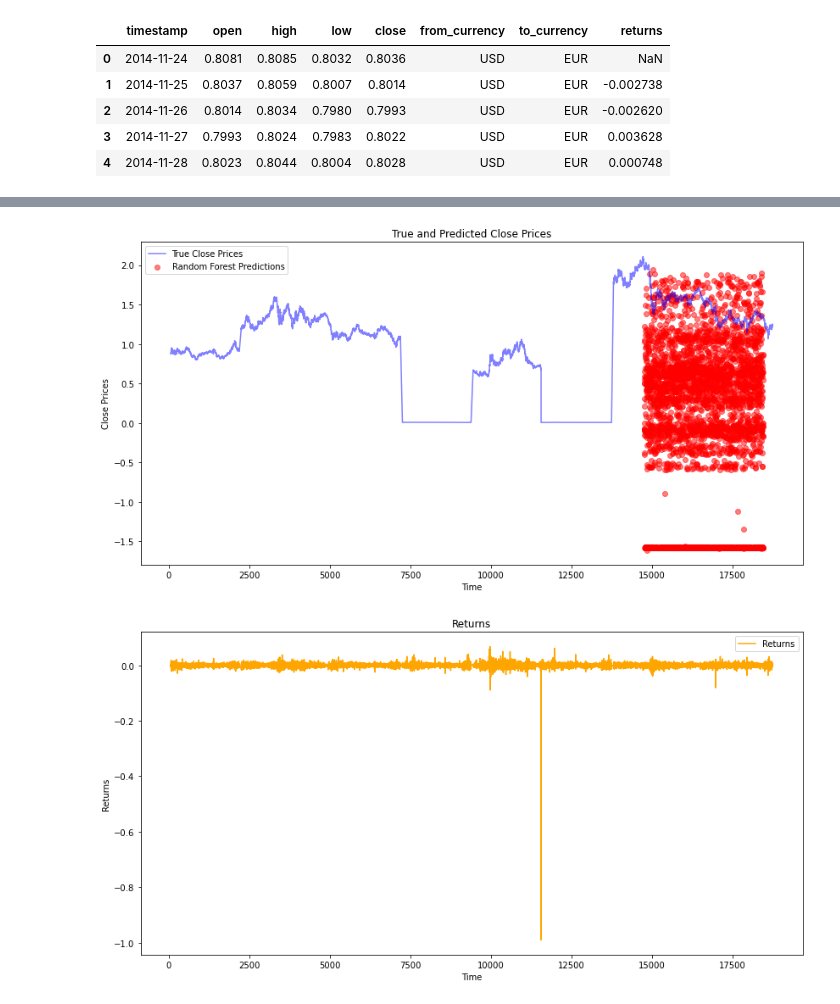
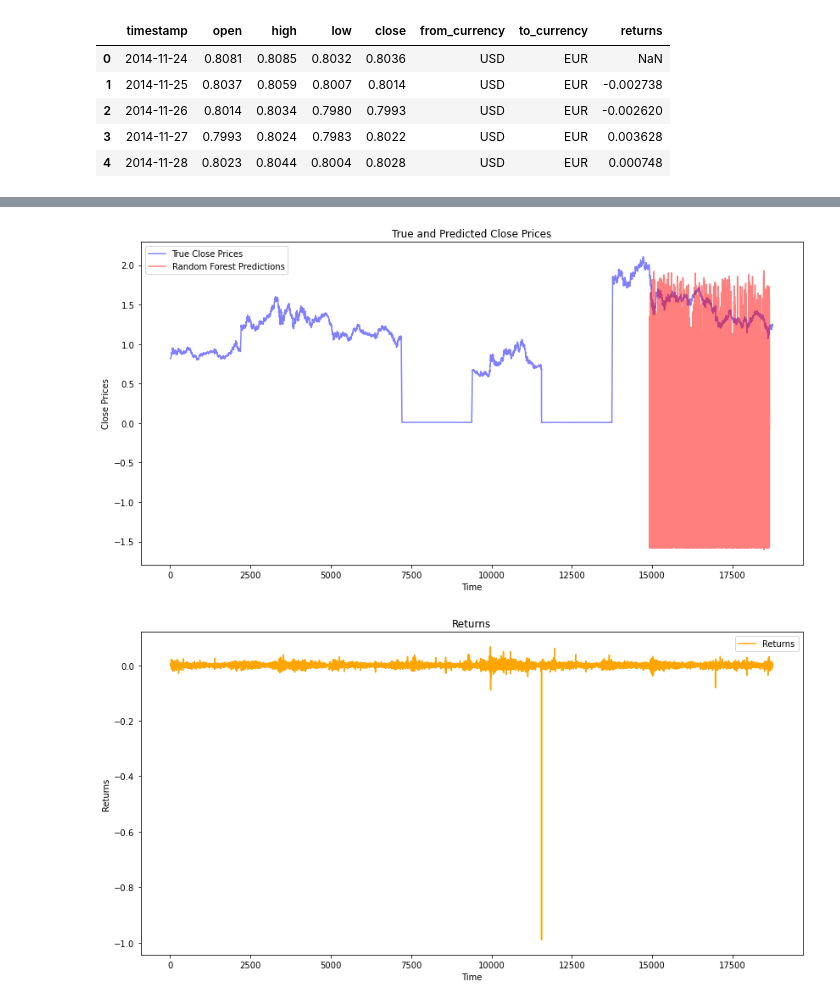
Before and after one commit to willau24/forexPredictiveModeling, a Jupyter notebook: technicalAnalysis.ipynb, the cells around one changed output, grey strips where cells are left out. Cells and saved outputs as stored; diff of their text form; code cells hidden in the pictures.

```diff
--- a/technicalAnalysis.ipynb
+++ b/technicalAnalysis.ipynb
@@ -121,16 +118,3 @@ def create_features(group):
     group['SMA_20'], group['BB_upper'], group['BB_lower'] = bollinger_bands(group['close'])
     group['target'] = group['returns'].shift(-1)  # Shift the returns to predict the next day's return
     return group
-
-df = df.groupby(['from_currency', 'to_currency']).apply(create_features)
-df = df.dropna()
-# %%
-#Split Dataset and scale features
-
-X = df[['SMA_5', 'SMA_10', 'EMA_5', 'EMA_10', 'ROC', 'RSI', 'returns', 'SMA_20', 'BB_upper', 'BB_lower']]
-y = df['target']
-
-scaler = StandardScaler()
-X_scaled = scaler.fit_transform(X)
-
-X_train, X_test, y_train, y_test = train_test_split(X_scaled, y, test_size=0.2, random_state=42)
@@ -196,24 +311,22 @@ svm_predicted_close = X_test[:, 0] * (1 + svm_pred)
 # %%
 plt.figure(figsize=(14, 7))
 plt.plot(df["close"], label="True Close Prices", color="blue", alpha=0.5)
 
-plt.scatter(np.arange(len(X_train), len(X_train) + len(X_test)), rf_predicted_close, label="Random Forest Predictions", color="red", marker="o", alpha=0.5)
-#plt.scatter(np.arange(len(X_train), len(X_train) + len(X_test)), dt_predicted_close, label="Decision Tree Predictions", color="green", marker="o", alpha=0.5)
-#plt.scatter(np.arange(len(X_train), len(X_train) + len(X_test)), svm_predicted_close, label="SVM Predictions", color="red", marker="o", alpha=0.5)
+plt.plot(np.arange(len(X_train), len(X_train) + len(X_test)), rf_predicted_close, label="Random Forest Predictions", color="red", alpha=0.5)
 
 plt.xlabel("Time")
 plt.ylabel("Close Prices")
 plt.title("True and Predicted Close Prices")
 plt.legend()
 plt.show()
 
 plt.figure(figsize=(14, 7))
 plt.plot(df["returns"], label="Returns", color="orange")
 plt.xlabel("Time")
 plt.ylabel("Returns")
 plt.title("Returns")
 plt.legend()
 plt.show()
 # %% [output]
-[figure, old version]
+[figure, new version]
-[figure, old version]
+[figure, new version]
```
Also changed, not shown: parts of 7 cells of this notebook.
